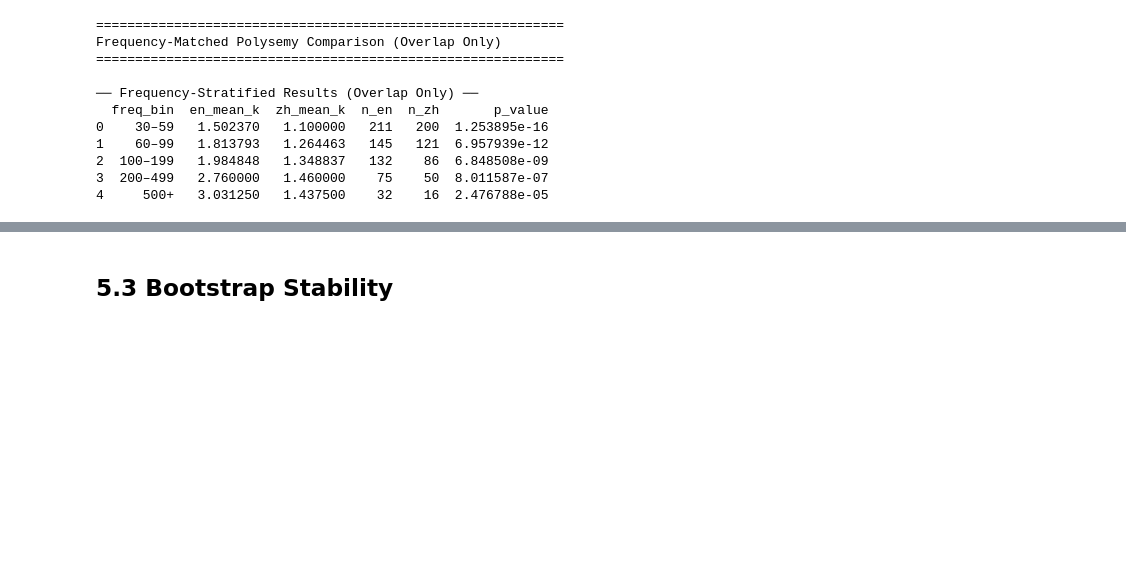
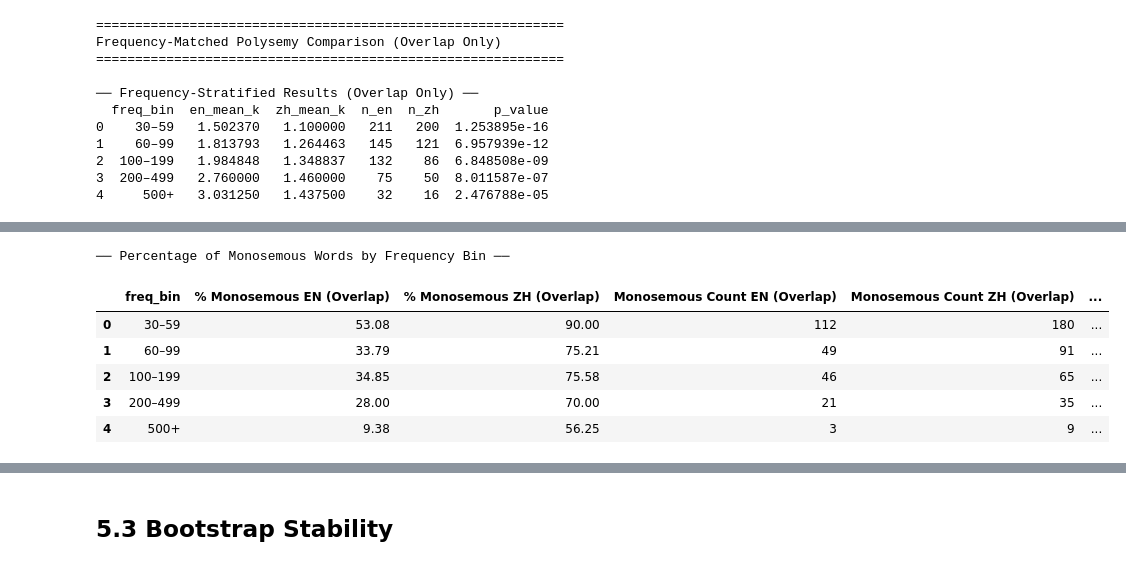
Before and after one commit to changsin/polysemy_xlang_wsi, a Jupyter notebook: notebooks/polysemy_robustness_checks.ipynb, the cells around one changed output, grey strips where cells are left out. Drawn from its saved outputs; the diff is of its cells as text; code cells hidden in the pictures; blank space fills up the shorter version.

```diff
--- a/notebooks/polysemy_robustness_checks.ipynb
+++ b/notebooks/polysemy_robustness_checks.ipynb
@@ -200,0 +289,63 @@ Frequency-Matched Polysemy Comparison (Overlap Only)
+# %%
+import pandas as pd
+
+# Assuming en_bin_overlap_df, zh_bin_overlap_df, en_bin_all_df, zh_bin_all_df, and labels are already defined
+# If not, the preceding cells that define these would need to be run.
+
+monosemous_results = []
+
+for bin_label in labels:
+    # Overlap Only
+    en_subset_overlap = en_bin_overlap_df[en_bin_overlap_df["freq_bin"] == bin_label]
+    zh_subset_overlap = zh_bin_overlap_df[zh_bin_overlap_df["freq_bin"] == bin_label]
+
+    n_en_overlap = len(en_subset_overlap)
+    n_zh_overlap = len(zh_subset_overlap)
+
+    monosemous_en_overlap = len(en_subset_overlap[en_subset_overlap["k_hdbscan"] == 1])
+    monosemous_zh_overlap = len(zh_subset_overlap[zh_subset_overlap["k_hdbscan"] == 1])
+
+    perc_monosemous_en_overlap = (monosemous_en_overlap / n_en_overlap * 100) if n_en_overlap > 0 else 0
+    perc_monosemous_zh_overlap = (monosemous_zh_overlap / n_zh_overlap * 100) if n_zh_overlap > 0 else 0
+
+    # All Nouns
+    en_subset_all = en_bin_all_df[en_bin_all_df["freq_bin"] == bin_label]
+    zh_subset_all = zh_bin_all_df[zh_bin_all_df["freq_bin"] == bin_label]
+
+    n_en_all = len(en_subset_all)
+    n_zh_all = len(zh_subset_all)
+
+    monosemous_en_all = len(en_subset_all[en_subset_all["k_hdbscan"] == 1])
+    monosemous_zh_all = len(zh_subset_all[zh_subset_all["k_hdbscan"] == 1])
+
+    perc_monosemous_en_all = (monosemous_en_all / n_en_all * 100) if n_en_all > 0 else 0
+    perc_monosemous_zh_all = (monosemous_zh_all / n_zh_all * 100) if n_zh_all > 0 else 0
+
+    monosemous_results.append({
+        "freq_bin": bin_label,
+        "% Monosemous EN (Overlap)": perc_monosemous_en_overlap,
+        "% Monosemous ZH (Overlap)": perc_monosemous_zh_overlap,
+        "Monosemous Count EN (Overlap)": monosemous_en_overlap,
+        "Monosemous Count ZH (Overlap)": monosemous_zh_overlap,
+        "N EN (Overlap)": n_en_overlap,
+        "N ZH (Overlap)": n_zh_overlap,
+        "% Monosemous EN (All)": perc_monosemous_en_all,
+        "% Monosemous ZH (All)": perc_monosemous_zh_all,
+        "Monosemous Count EN (All)": monosemous_en_all,
+        "Monosemous Count ZH (All)": monosemous_zh_all,
+        "N EN (All)": n_en_all,
+        "N ZH (All)": n_zh_all
+    })
+
+monosemous_df = pd.DataFrame(monosemous_results)
+
+print("\n── Percentage of Monosemous Words by Frequency Bin ──")
+display(monosemous_df.round(2))
+# %% [output]
+── Percentage of Monosemous Words by Frequency Bin ──
+|  | freq_bin | % Monosemous EN (Overlap) | % Monosemous ZH (Overlap) | Monosemous Count EN (Overlap) | Monosemous Count ZH (Overlap) | ... |
+| 0 | 30–59 | 53.08 | 90.00 | 112 | 180 | ... |
+| 1 | 60–99 | 33.79 | 75.21 | 49 | 91 | ... |
+| 2 | 100–199 | 34.85 | 75.58 | 46 | 65 | ... |
+| 3 | 200–499 | 28.00 | 70.00 | 21 | 35 | ... |
+| 4 | 500+ | 9.38 | 56.25 | 3 | 9 | ... |
```
Also changed, not shown: parts of 9 cells of this notebook.
